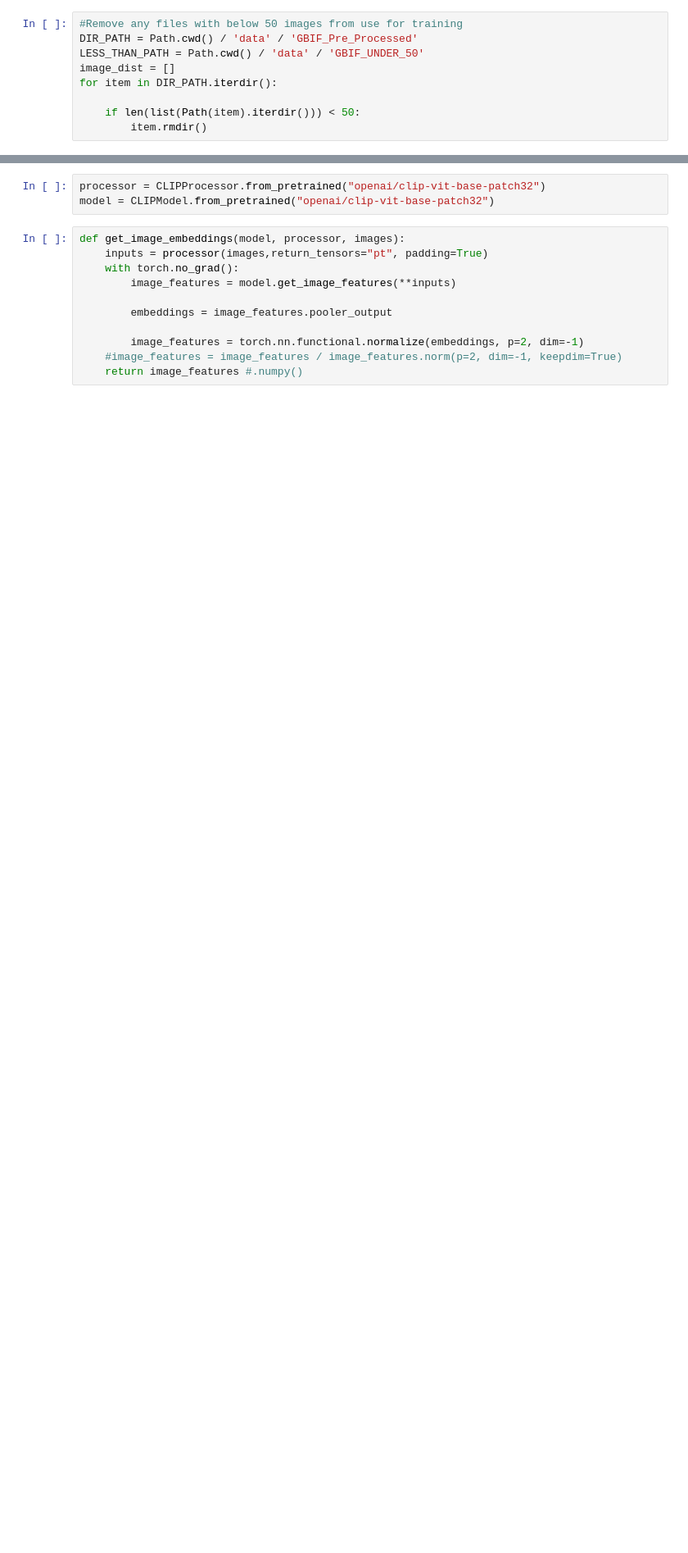
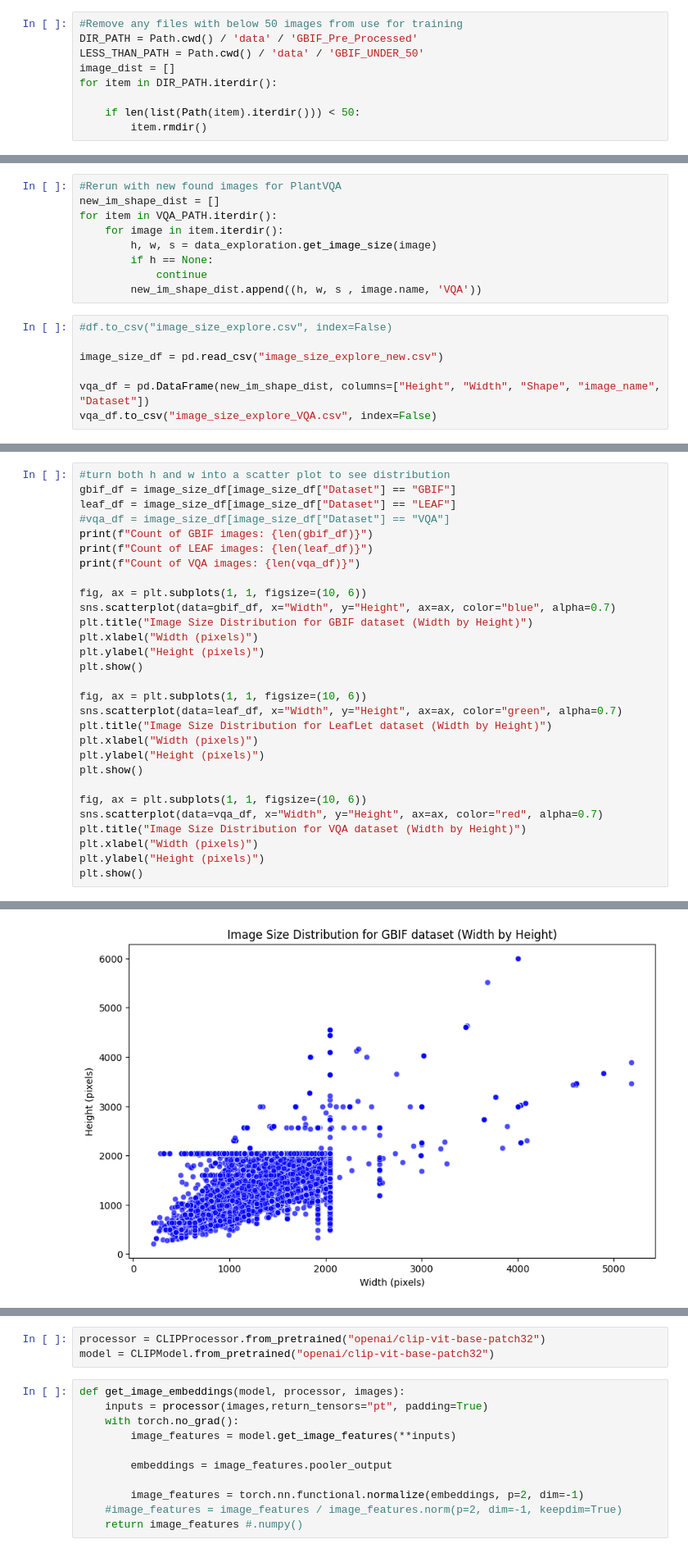
Before and after one commit to KylerYohnPsu/PlantQA, a Jupyter notebook: GBIF_IMAGE_SET_Exploration.ipynb, the cells around one changed output, grey strips where cells are left out. Shown at 82% size. Saved outputs shown, nothing was run; the diff lists cells and outputs as text; blank space fills up the shorter version.

Commit message:
Adding further image exploration

```diff
--- a/GBIF_IMAGE_SET_Exploration.ipynb
+++ b/GBIF_IMAGE_SET_Exploration.ipynb
@@ -24,0 +68,16 @@ for item in DIR_PATH.iterdir():
+# %%
+#Rerun with new found images for PlantVQA
+new_im_shape_dist = []
+for item in VQA_PATH.iterdir():
+    for image in item.iterdir():
+        h, w, s = data_exploration.get_image_size(image)
+        if h == None:
+            continue
+        new_im_shape_dist.append((h, w, s , image.name, 'VQA'))
+# %%
+#df.to_csv("image_size_explore.csv", index=False)
+
+image_size_df = pd.read_csv("image_size_explore_new.csv")
+
+vqa_df = pd.DataFrame(new_im_shape_dist, columns=["Height", "Width", "Shape", "image_name", "Dataset"])
+vqa_df.to_csv("image_size_explore_VQA.csv", index=False)
@@ -24,0 +86,30 @@ for item in DIR_PATH.iterdir():
+# %%
+#turn both h and w into a scatter plot to see distribution
+gbif_df = image_size_df[image_size_df["Dataset"] == "GBIF"]
+leaf_df = image_size_df[image_size_df["Dataset"] == "LEAF"]
+#vqa_df = image_size_df[image_size_df["Dataset"] == "VQA"]
+print(f"Count of GBIF images: {len(gbif_df)}")
+print(f"Count of LEAF images: {len(leaf_df)}")
+print(f"Count of VQA images: {len(vqa_df)}")
+
+fig, ax = plt.subplots(1, 1, figsize=(10, 6))
+sns.scatterplot(data=gbif_df, x="Width", y="Height", ax=ax, color="blue", alpha=0.7)
+plt.title("Image Size Distribution for GBIF dataset (Width by Height)")
+plt.xlabel("Width (pixels)")
+plt.ylabel("Height (pixels)")
+plt.show()
+
+fig, ax = plt.subplots(1, 1, figsize=(10, 6))
+sns.scatterplot(data=leaf_df, x="Width", y="Height", ax=ax, color="green", alpha=0.7)
+plt.title("Image Size Distribution for LeafLet dataset (Width by Height)")
+plt.xlabel("Width (pixels)")
+plt.ylabel("Height (pixels)")
+plt.show()
+
+fig, ax = plt.subplots(1, 1, figsize=(10, 6))
+sns.scatterplot(data=vqa_df, x="Width", y="Height", ax=ax, color="red", alpha=0.7)
+plt.title("Image Size Distribution for VQA dataset (Width by Height)")
+plt.xlabel("Width (pixels)")
+plt.ylabel("Height (pixels)")
+plt.show()
+# %% [output]
@@ -24,0 +119 @@ for item in DIR_PATH.iterdir():
+[figure, added]
```
Also changed, not shown: parts of 16 cells of this notebook, 14 other files.
